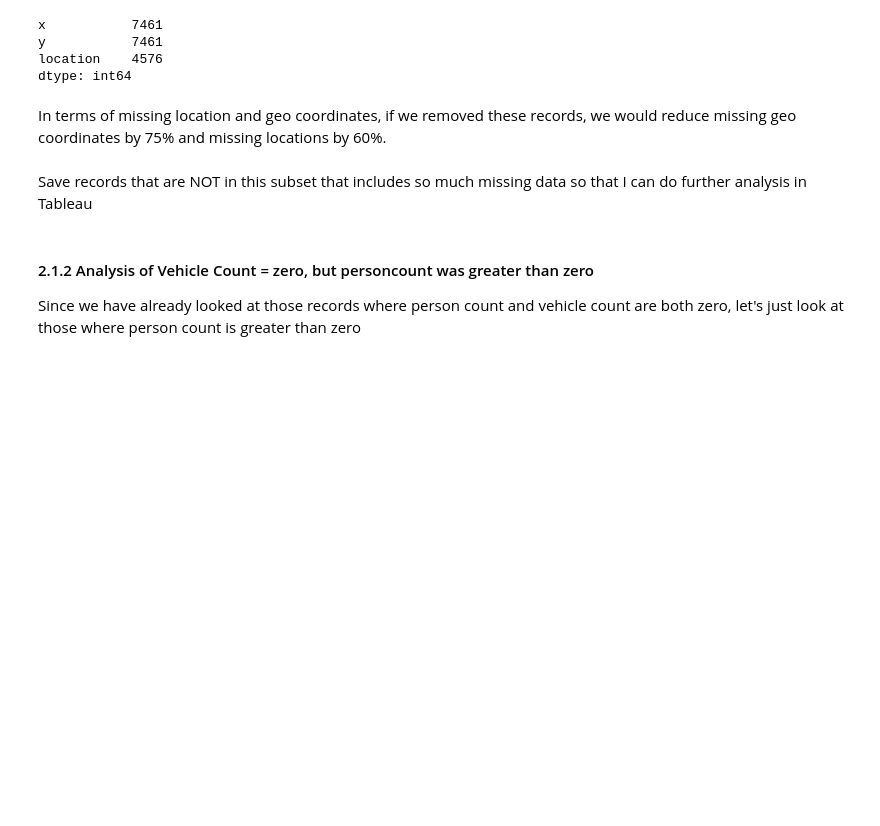
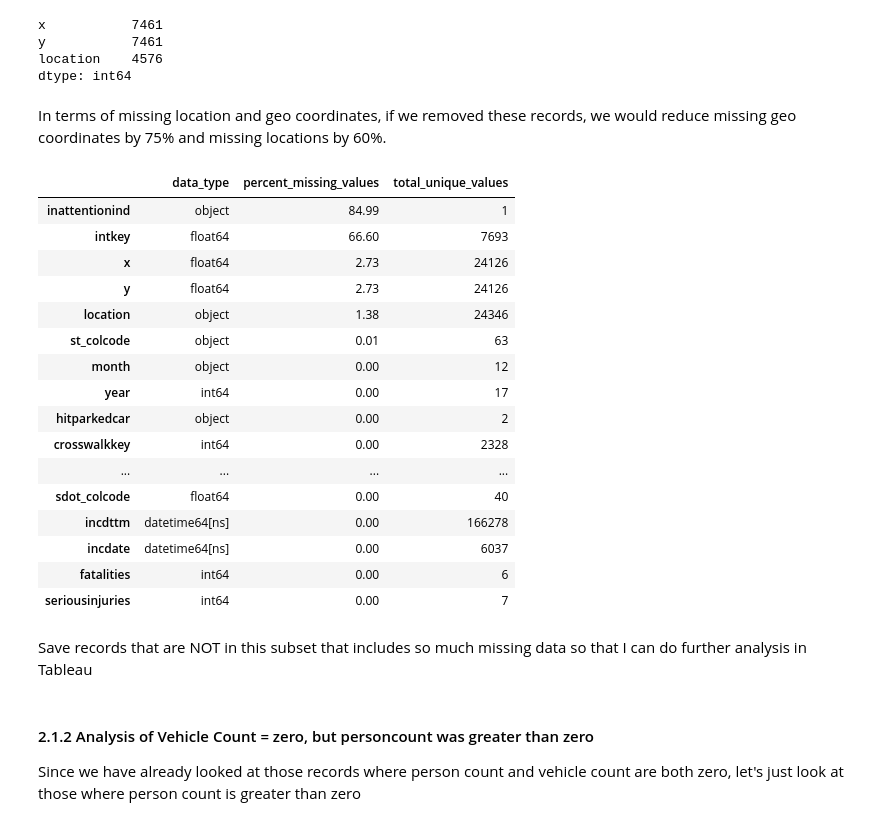
Before and after one commit to DataCircles/traffic_collisions_viz_team, a Jupyter notebook: notebooks/RS_EDA_counts_seattle_traffic_collision.ipynb, the cells around one changed output. Drawn from its saved outputs; the diff is of its cells as text; code cells hidden in the pictures; blank space fills up the shorter version.

```diff
--- a/notebooks/RS_EDA_counts_seattle_traffic_collision.ipynb
+++ b/notebooks/RS_EDA_counts_seattle_traffic_collision.ipynb
@@ -527,8 +694,53 @@ In terms of missing location and geo coordinates, if we removed these records, w
 # Save records as collisions_clean
 not_clean=(df["personcount"] == 0) & (df["pedcount"] == 0) & (df["pedcylcount"] == 0)& (df["vehcount"] == 0)& (df["st_coldesc"]=="Unknown")
 df_clean = df.loc[~not_clean]
+
+drop_cols = ["objectid", "status", "inckey",
+             "coldetkey", "sdotcolnum",
+             "exceptrsncode", "exceptrsndesc", "pedrownotgrnt"]
+
+for col in drop_cols:
+    if col in df_clean.columns:
+        df_clean.drop(columns=[col], inplace=True)
+    else:
+        continue
+
+#df_clean.dropna(subset=["x", "y"], inplace=True)
+#df_clean.dropna(subset=["collisiontype"], inplace=True)
 clean_local_file_name  = "../data/collisions_clean.csv"
-df_clean.to_csv(clean_local_file_name, encoding="utf-8", index=False)
+df_clean.to_csv(clean_local_file_name, encoding="utf-8", index=True)
+# %%
+# Consider how many missing and unique values there are in each column
+
+# basic approach:
+# df.info()
+
+# more detailed approach:
+col_na = round(100*(df_clean.isna().sum()/len(df_clean)), 2)
+col_nunique = df_clean.nunique()
+df_summary = pd.DataFrame({"data_type": df_clean.dtypes,
+                           "percent_missing_values": col_na,
+                           "total_unique_values": col_nunique}).sort_values(by=["percent_missing_values"],
+                                                                            ascending=False)
+df_summary.head(25)
+# %% [output]
+|  | data_type | percent_missing_values | total_unique_values |
+| inattentionind | object | 84.99 | 1 |
+| intkey | float64 | 66.60 | 7693 |
+| x | float64 | 2.73 | 24126 |
+| y | float64 | 2.73 | 24126 |
+| location | object | 1.38 | 24346 |
+| st_colcode | object | 0.01 | 63 |
+| month | object | 0.00 | 12 |
+| year | int64 | 0.00 | 17 |
+| hitparkedcar | object | 0.00 | 2 |
+| crosswalkkey | int64 | 0.00 | 2328 |
+| ... | ... | ... | ... |
+| sdot_colcode | float64 | 0.00 | 40 |
+| incdttm | datetime64[ns] | 0.00 | 166278 |
+| incdate | datetime64[ns] | 0.00 | 6037 |
+| fatalities | int64 | 0.00 | 6 |
+| seriousinjuries | int64 | 0.00 | 7 |
 # %% [markdown]
 Save records that are NOT in this subset that includes so much missing data so that I can do further analysis in Tableau
 # %% [markdown]
```
Also changed, not shown: parts of 14 cells of this notebook.
